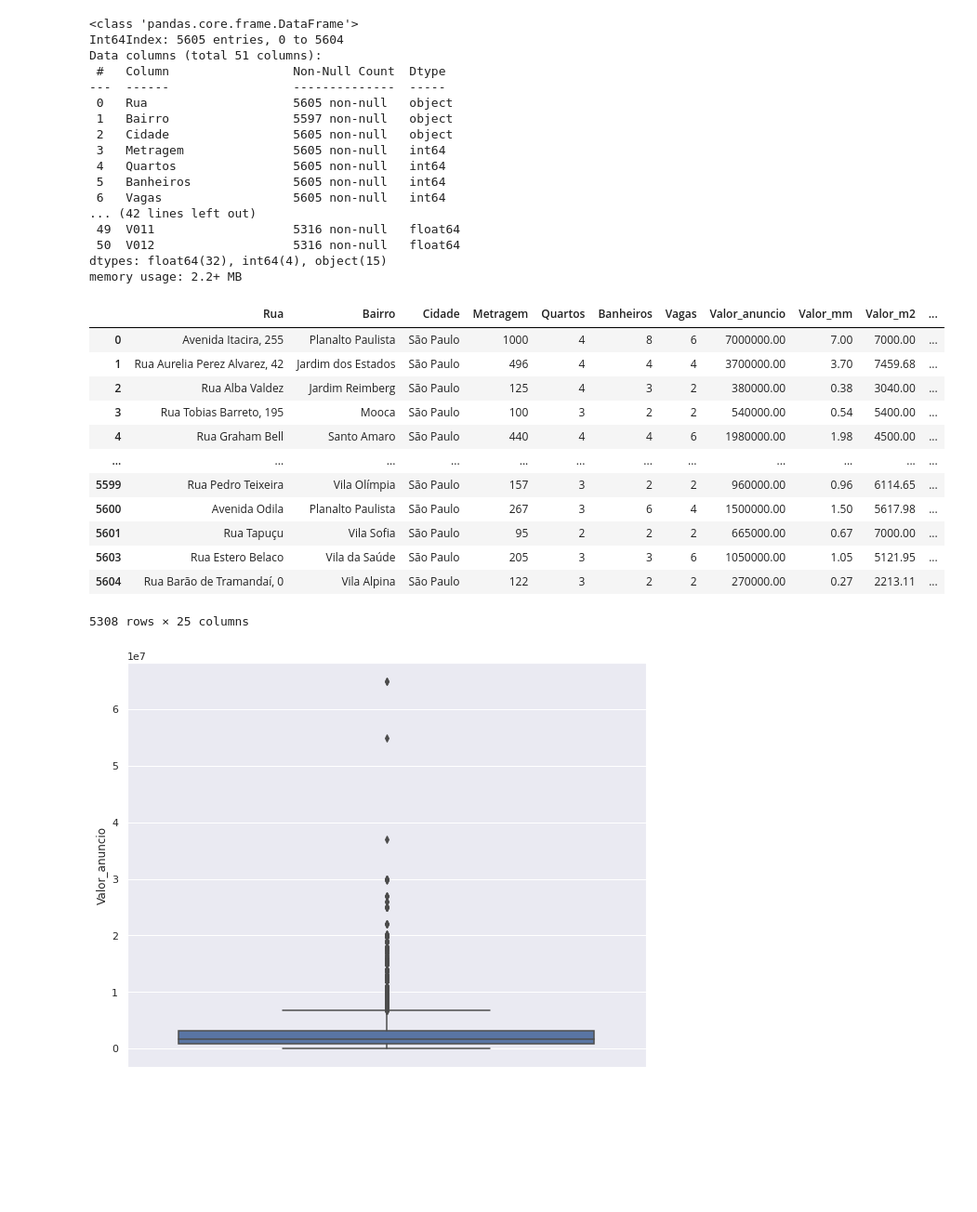
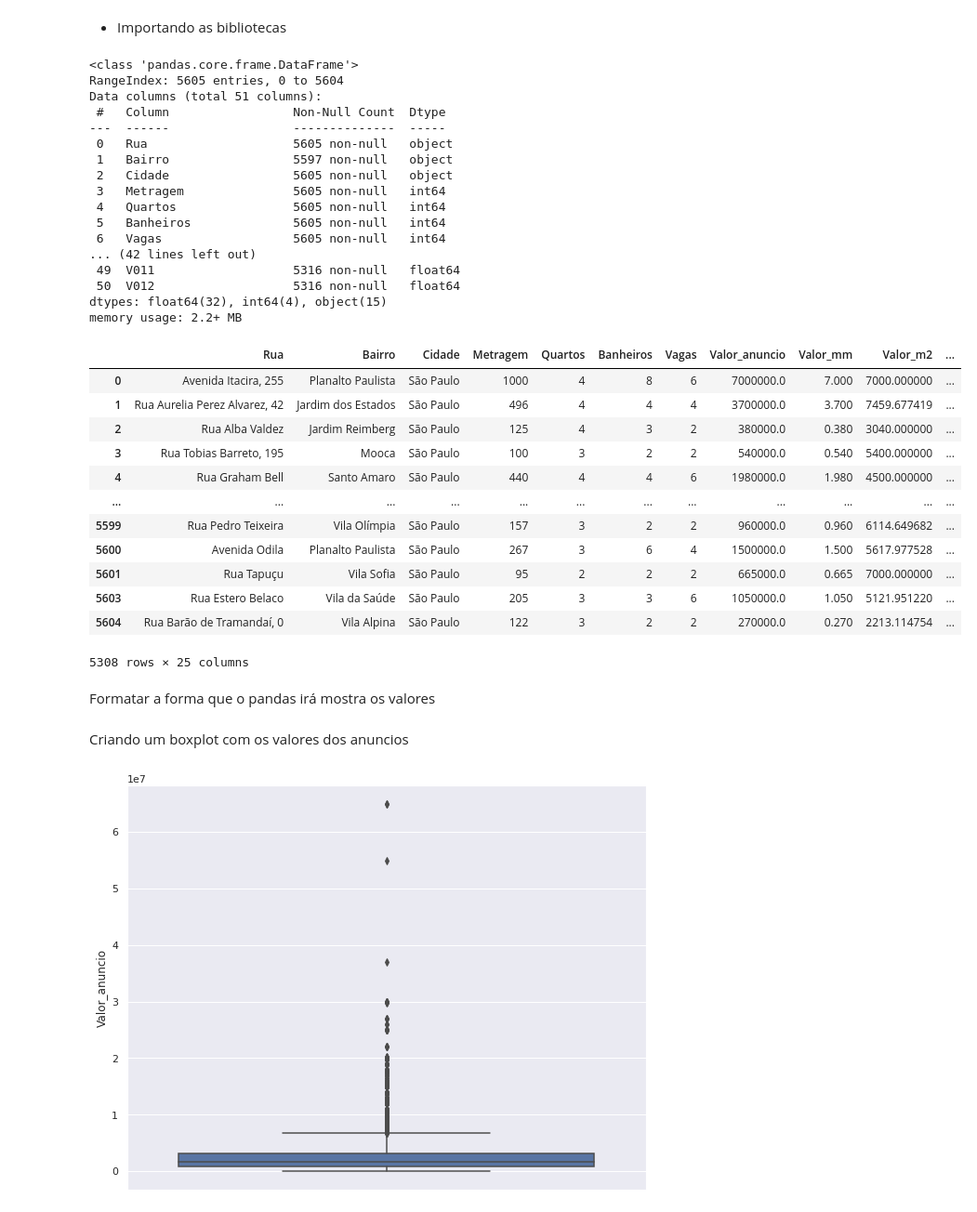
Before and after one commit to rafaelladuarte/imersao_dados_4, a Jupyter notebook: Imersao_Dados/Aulas/Aula_5.ipynb, the cells around one changed output. Shown: that part at 93% size. Saved outputs shown, nothing was run; the diff lists cells and outputs as text; code cells hidden in the pictures; blank space fills up the shorter version.

```diff
--- a/Imersao_Dados/Aulas/Aula_5.ipynb
+++ b/Imersao_Dados/Aulas/Aula_5.ipynb
@@ -0,0 +3,2 @@
+# %% [markdown]
+* Importando as bibliotecas
@@ -1,8 +14,10 @@
+# %%
+dados_vendas_censo = pd.read_csv("/home/Rafaella.Duarte/Documentos/pasta_pessoal/precificacao_imoveis/Imersao_Dados/Dados/dados_vendas_censo.csv")
 # %%
 dados_vendas_censo.info()
 # %% [output]
 <class 'pandas.core.frame.DataFrame'>
-Int64Index: 5605 entries, 0 to 5604
+RangeIndex: 5605 entries, 0 to 5604
 Data columns (total 51 columns):
  #   Column                 Non-Null Count  Dtype
 ---  ------                 --------------  -----
@@ -19,32 +34,24 @@ Data columns (total 51 columns):
 dtypes: float64(32), int64(4), object(15)
 memory usage: 2.2+ MB
 # %%
-import pandas as pd
-import seaborn as sns
-import matplotlib.pyplot as plt
-import numpy as np
-
-pd.set_option("display.precision", 2)
-pd.set_option('display.float_format', lambda x: '%.2f' % x)
-sns.set()
-
-dados_vendas_censo = pd.read_csv("/content/drive/MyDrive/imersao_dados_4/dados_vendas_censo.csv")
 dados_vendas_censo = dados_vendas_censo[['Rua', 'Bairro', 'Cidade', 'Metragem', 'Quartos', 'Banheiros', 'Vagas',
        'Valor_anuncio', 'Valor_mm', 'Valor_m2', 'latitude', 'longitude', 'Situacao_setor', 'V001',
        'V002', 'V003', 'V004', 'V005', 'V006', 'V007', 'V008', 'V009', 'V010',
        'V011', 'V012']].dropna()
 dados_vendas_censo
 # %% [output]
 |  | Rua | Bairro | Cidade | Metragem | Quartos | Banheiros | Vagas | Valor_anuncio | Valor_mm | Valor_m2 | ... |
-| 0 | Avenida Itacira, 255 | Planalto Paulista | São Paulo | 1000 | 4 | 8 | 6 | 7000000.00 | 7.00 | 7000.00 | ... |
-| 1 | Rua Aurelia Perez Alvarez, 42 | Jardim dos Estados | São Paulo | 496 | 4 | 4 | 4 | 3700000.00 | 3.70 | 7459.68 | ... |
-| 2 | Rua Alba Valdez | Jardim Reimberg | São Paulo | 125 | 4 | 3 | 2 | 380000.00 | 0.38 | 3040.00 | ... |
-| 3 | Rua Tobias Barreto, 195 | Mooca | São Paulo | 100 | 3 | 2 | 2 | 540000.00 | 0.54 | 5400.00 | ... |
-| 4 | Rua Graham Bell | Santo Amaro | São Paulo | 440 | 4 | 4 | 6 | 1980000.00 | 1.98 | 4500.00 | ... |
+| 0 | Avenida Itacira, 255 | Planalto Paulista | São Paulo | 1000 | 4 | 8 | 6 | 7000000.0 | 7.000 | 7000.000000 | ... |
+| 1 | Rua Aurelia Perez Alvarez, 42 | Jardim dos Estados | São Paulo | 496 | 4 | 4 | 4 | 3700000.0 | 3.700 | 7459.677419 | ... |
+| 2 | Rua Alba Valdez | Jardim Reimberg | São Paulo | 125 | 4 | 3 | 2 | 380000.0 | 0.380 | 3040.000000 | ... |
+| 3 | Rua Tobias Barreto, 195 | Mooca | São Paulo | 100 | 3 | 2 | 2 | 540000.0 | 0.540 | 5400.000000 | ... |
+| 4 | Rua Graham Bell | Santo Amaro | São Paulo | 440 | 4 | 4 | 6 | 1980000.0 | 1.980 | 4500.000000 | ... |
 | ... | ... | ... | ... | ... | ... | ... | ... | ... | ... | ... | ... |
-| 5599 | Rua Pedro Teixeira | Vila Olímpia | São Paulo | 157 | 3 | 2 | 2 | 960000.00 | 0.96 | 6114.65 | ... |
-| 5600 | Avenida Odila | Planalto Paulista | São Paulo | 267 | 3 | 6 | 4 | 1500000.00 | 1.50 | 5617.98 | ... |
-| 5601 | Rua Tapuçu | Vila Sofia | São Paulo | 95 | 2 | 2 | 2 | 665000.00 | 0.67 | 7000.00 | ... |
-| 5603 | Rua Estero Belaco | Vila da Saúde | São Paulo | 205 | 3 | 3 | 6 | 1050000.00 | 1.05 | 5121.95 | ... |
-| 5604 | Rua Barão de Tramandaí, 0 | Vila Alpina | São Paulo | 122 | 3 | 2 | 2 | 270000.00 | 0.27 | 2213.11 | ... |
+| 5599 | Rua Pedro Teixeira | Vila Olímpia | São Paulo | 157 | 3 | 2 | 2 | 960000.0 | 0.960 | 6114.649682 | ... |
+| 5600 | Avenida Odila | Planalto Paulista | São Paulo | 267 | 3 | 6 | 4 | 1500000.0 | 1.500 | 5617.977528 | ... |
+| 5601 | Rua Tapuçu | Vila Sofia | São Paulo | 95 | 2 | 2 | 2 | 665000.0 | 0.665 | 7000.000000 | ... |
+| 5603 | Rua Estero Belaco | Vila da Saúde | São Paulo | 205 | 3 | 3 | 6 | 1050000.0 | 1.050 | 5121.951220 | ... |
+| 5604 | Rua Barão de Tramandaí, 0 | Vila Alpina | São Paulo | 122 | 3 | 2 | 2 | 270000.0 | 0.270 | 2213.114754 | ... |
 5308 rows × 25 columns
+# %% [markdown]
+Formatar a forma que o pandas irá mostra os valores
@@ -51,3 +62,5 @@ dados_vendas_censo
+# %% [markdown]
+Criando um boxplot com os valores dos anuncios
 # %%
 plt.figure(figsize=(10, 8))
 ax = sns.boxplot(data = dados_vendas_censo, y="Valor_anuncio")
```
Also changed, not shown: parts of 30 cells of this notebook, 3 other files.
